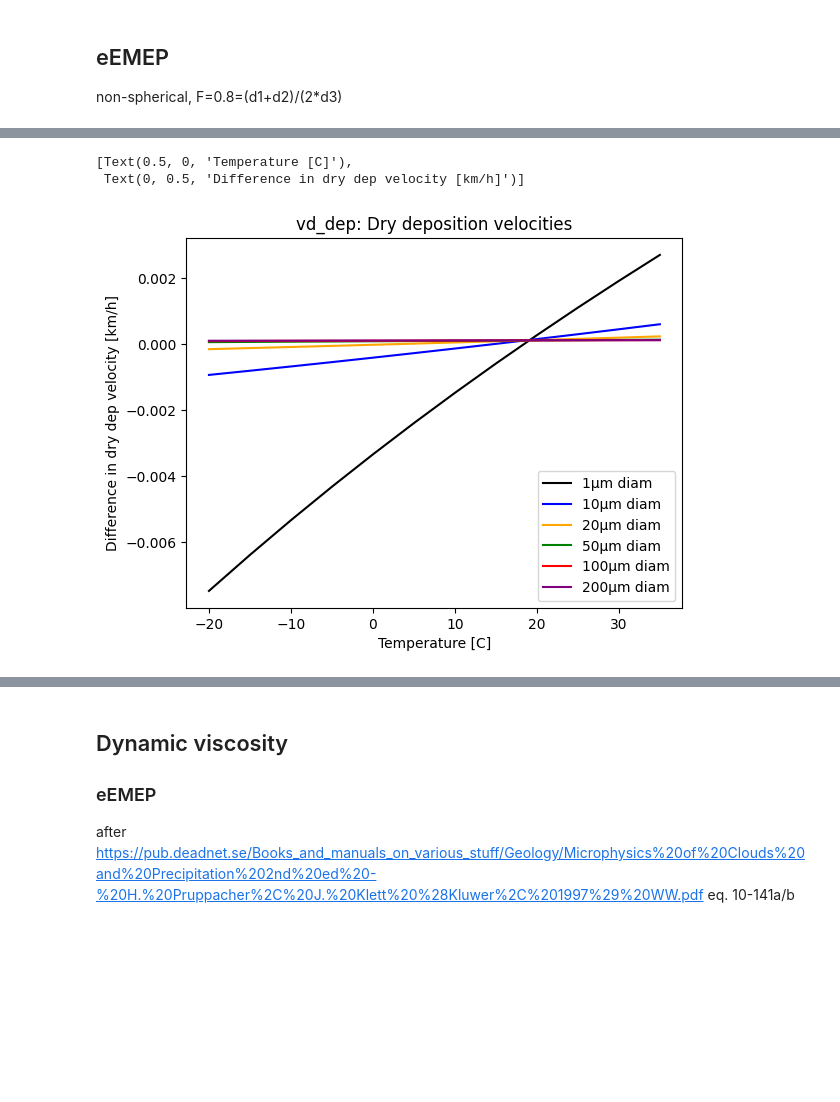
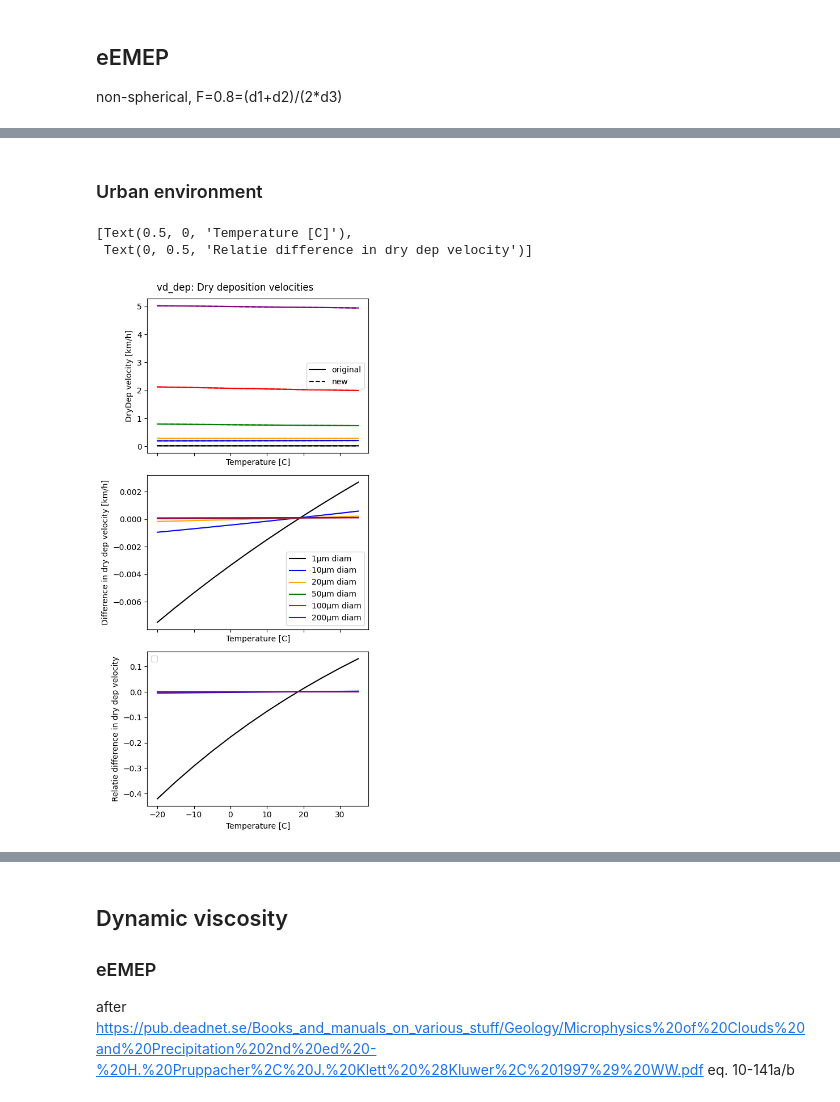
Before and after one commit to metno/snap, a Jupyter notebook: src/processes/grav_settling.ipynb, the cells around one changed output, grey strips where cells are left out. Saved outputs shown, nothing was run; the diff lists cells and outputs as text; code cells hidden in the pictures; blank space fills up the shorter version.

Commit message:
Cleans up grav_settling.ipynb and adds comparison between constant and variable nu schemes

```diff
--- a/src/processes/grav_settling.ipynb
+++ b/src/processes/grav_settling.ipynb
@@ -36,7 +38,7 @@ def monodisperse_terminal_v(diameter,
     temp_abs = pot_temp * np.exp(kappa*np.log(pressure_mid*1e-5))
     density_a = pressure_mid / r_specific / temp_abs
 
-    temperature = temp_abs - 273.15 # here in celsius
+    temp = temp_abs - 273.15 # here in celsius
     zvis = np.empty(np.shape(temperature))
 
     for index, item in enumerate(temperature): # temperature here in deg. Celsius
@@ -467,7 +466,7 @@ def grav_snap2(diameter, density_p, temperature, pressure):
 
     return vs
 
-def drydep_addition(diameter, temperature, pressure, vs):
+def drydep_addition(diameter, temperature, pressure, vs, alpha,z0):
     """_summary_
 
     :param diameter: particle diameter [m]
@@ -480,11 +479,11 @@ def drydep_addition(diameter, temperature, pressure, vs):
     bolzc = 1.380649e-23  # Boltzmann constant [J/K]
     grav=9.8 # Gravitational acceleration [m/s]
     stress = 0.5 #Estimate for surface stress in Oslo. [N/m²]
-    alpha = 1.5 #Alpha in urban environment (Oslo)
+    # alpha = 1.5 #Alpha in urban environment (Oslo)
     CP = 1005.0
     k = 0.4
     hflux= 10 #Educated estimate for Oslo surface sensible heat flux [W/m²]
-    z0 = 1.0 #for urban (Oslo)
+    # z0 = 1.0 #for urban (Oslo)
 
     my = visc(temperature)/10 #--> kg/m³
     roa = rho_air2(pressure/100, temperature) #kg/m³
@@ -501,7 +500,11 @@ def drydep_addition(diameter, temperature, pressure, vs):
     rs = 1.0 / (3.0 * ustar * (EB + EIM))
 
     monin_obukhov_length = - roa * CP * temperature * (ustar**3) / (k * grav * hflux)
-    if type(pressure) is np.ndarray:
+    if type(z0) is list or type(z0) is np.ndarray:
+        raero = np.empty_like(pressure)
+        for i in range(len(pressure)):
+            raero[i] = aerodynres2(monin_obukhov_length[i], ustar[i], np.real(z0[i]))
+    elif type(pressure) is np.ndarray:
         raero = np.empty_like(pressure)
         for i in range(len(pressure)):
             raero[i] = aerodynres2(monin_obukhov_length[i], ustar[i], np.real(z0))
@@ -511,7 +514,7 @@ def drydep_addition(diameter, temperature, pressure, vs):
 
     return 1.0/(raero + rs)
 
-def dry_dep_var_nu(diameter, density_p, temperature, pressure):
+def dry_dep_var_nu(diameter, density_p, temperature, pressure, alpha, z0):
     """
     inputs: diameter in [m]
             density_p [kg/m3]
@@ -520,7 +523,7 @@ def dry_dep_var_nu(diameter, density_p, temperature, pressure):
     outputs: deposition speed in [m/s]
     """
     vs_settle = grav_snap2(diameter, density_p, temperature, pressure)
-    drydep = drydep_addition(diameter, temperature, pressure, vs_settle)
+    drydep = drydep_addition(diameter, temperature, pressure, vs_settle, alpha, z0)
     vd_dep = drydep + vs_settle
 
     return vd_dep
@@ -556,0 +530,2 @@ ax.set(xlabel='DryDep velocity [km/h]', ylabel="Temperature [C]")
+# %% [markdown]
+### Urban environment
@@ -557,19 +535,43 @@ ax.set(xlabel='DryDep velocity [km/h]', ylabel="Temperature [C]")
 # %%
-colours = ['black','blue', 'orange', 'green', 'red', 'purple']
-
-fig, ax = plt.subplots()
-ax.set_title("vd_dep: Dry deposition velocities")
-temp=np.arange(-20.0,40.0,5.0)
+temp = np.arange(-20.0,40.0,5.0)
 pressure = np.empty_like(temp)
 pressure[:] = std_atmosphere["pressure"][0]
+
+fig,ax = plt.subplots(3,1,figsize=(5,10), layout="tight",sharex=True)
+fig.suptitle("vd_dep: Dry deposition velocities")
+
+i=0
+
+for psize in [1, 10, 20, 50, 100, 200]:
+
+    const_nu = dry_dep_const_nu(psize*1e-6,2300,temp + 273.15, pressure,alpha,z0)*3.6
+    var_nu = dry_dep_var_nu(psize*1e-6,2300,temp + 273.15, pressure, alpha, z0)*3.6
+
+    if psize ==1:
+        ax[0].plot(temp, const_nu, colours[i], label="original")
+        ax[0].plot(temp, var_nu, colours[i],linestyle='--', label="new")
+    else:
+        ax[0].plot(temp, const_nu,color=colours[i])
+        ax[0].plot(temp, var_nu, linestyle= '--',color=colours[i])
+    i+=1
+ax[0].legend()
+ax[0].set(ylabel='DryDep velocity [km/h]', xlabel="Temperature [C]")
+
 i=0
 for psize in [1, 10, 20, 50, 100, 200]:
-    ax.plot(temp,(dry_dep_const_nu(psize*1e-6,2300,temp + 273.15, pressure)-dry_dep_var_nu(psize*1e-6,2300,temp + 273.15, pressure))*3.6,color=colours[i], label=f"{psize}µm diam")
+    const_nu = dry_dep_const_nu(psize*1e-6,2300,temp + 273.15, pressure, alpha, z0)*3.6
+    var_nu = dry_dep_var_nu(psize*1e-6,2300,temp + 273.15, pressure, alpha, z0)*3.6
+
+    ax[1].plot(temp,const_nu-var_nu,color=colours[i], label=f"{psize}µm diam")
+
+    ax[2].plot(temp,((const_nu-var_nu)/const_nu),color=colours[i])
     i+=1
+ax[1].legend()
+ax[1].set(xlabel='Temperature [C]', ylabel="Difference in dry dep velocity [km/h]")
 
-ax.legend()
-ax.set(xlabel='Temperature [C]', ylabel="Difference in dry dep velocity [km/h]")
+ax[2].legend()
+ax[2].set(xlabel='Temperature [C]', ylabel="Relatie difference in dry dep velocity")
 # %% [output]
 [Text(0.5, 0, 'Temperature [C]'),
- Text(0, 0.5, 'Difference in dry dep velocity [km/h]')]
+ Text(0, 0.5, 'Relatie difference in dry dep velocity')]
-[figure, old version]
+[figure, new version]
```
Also changed, not shown: parts of 15 cells of this notebook.
